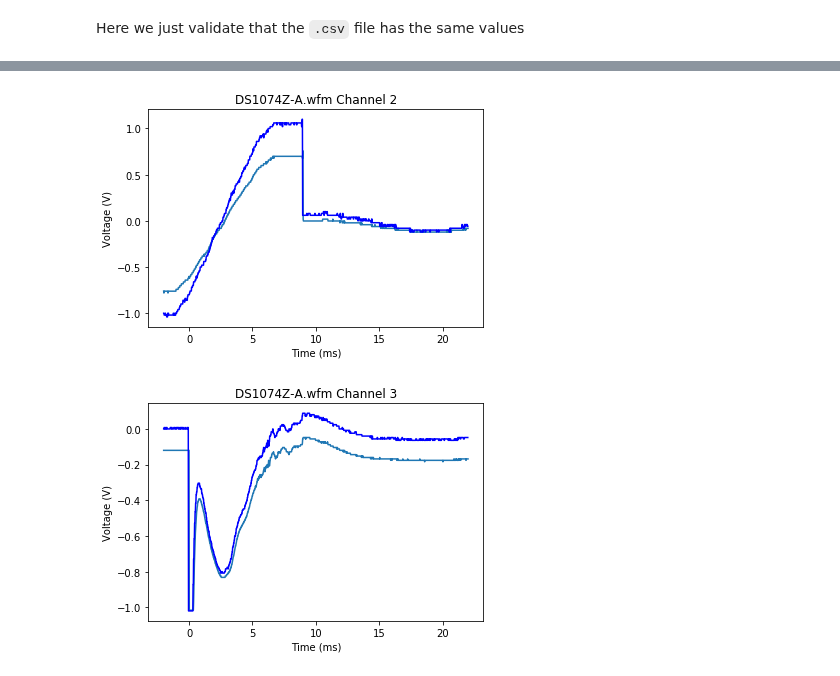
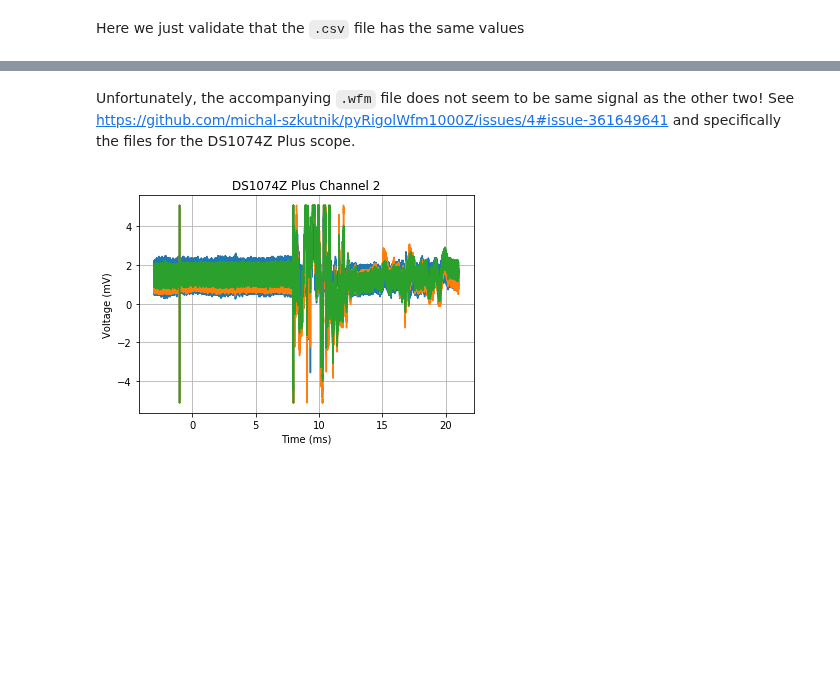
Before and after one commit to scottprahl/RigolWFM, a Jupyter notebook: doc/1-DS1000Z-Waveforms.ipynb, the cells around one changed output, grey strips where cells are left out. Cells and saved outputs as stored; diff of their text form; code cells hidden in the pictures; blank space fills up the shorter version.

```diff
--- a/doc/1-DS1000Z-Waveforms.ipynb
+++ b/doc/1-DS1000Z-Waveforms.ipynb
@@ -205,12 +261,18 @@ Channel 1
 # %%
-avg = np.mean(channels[0].volts[::2500])
+ch = channels[0]
+tt = downsample(ch.times, len(csv_data[1]))
+vv = downsample(ch.volts, len(csv_data[1]))
 
-plt.plot(channels[0].times[::2500]*1000, (channels[0].volts[::2500]-avg)*1000)
-plt.plot(csv_times*1000, csv_data[1]*1000-25,color='blue')
+plt.plot(tt*1000, vv, label="WFM")
+plt.plot(csv_times*1000, csv_data[1],color='blue', label="CSV")
 
 plt.xlabel("Time (ms)")
-plt.ylabel("Voltage (mV)")
+plt.ylabel("Voltage (V)")
 plt.grid(True)
 plt.title("DS1074Z-A.wfm Channel 1")
+plt.legend()
+plt.xlim(-2,22)
+plt.xticks(np.linspace(-2,22,13))
+
 plt.show()
 # %% [output]
@@ -217,0 +312,9 @@ plt.show()
+# %%
+wfm_filename = "https://github.com/scottprahl/RigolWFM/raw/master/wfm/DS1074Z-B.wfm" + "?raw=true"
+
+wfm_filename = "/Users/prahl/Documents/Code/git/RigolWFM/wfm/004y.wfm"
+
+channels = wfme.read_and_parse_file(wfm_filename, kind='1000Z')
+
+for ch in channels:
+    print(ch)
@@ -218,23 +339,16 @@ plt.show()
+# %% [markdown]
+Unfortunately, the accompanying `.wfm` file does not seem to be same signal as the other two!  See https://github.com/michal-szkutnik/pyRigolWfm1000Z/issues/4#issue-361649641 and specifically the files for the DS1074Z Plus scope.
 # %%
-avg = np.mean(channels[1].volts[::2500])
-plt.plot(channels[1].times[::2500]*1000, channels[1].volts[::2500]-avg)
-plt.plot(csv_times*1000, csv_data[2],color='blue')
+for ch in channels:
+    tt = ch.times * 1000
+    vv = ch.volts * 1000
+    plt.plot(tt,-vv)
 
 plt.xlabel("Time (ms)")
-plt.ylabel("Voltage (V)")
+plt.ylabel("Voltage (mV)")
+plt.grid(True)
+plt.title("DS1074Z Plus Channel 2")
 
-plt.title("DS1074Z-A.wfm Channel 2")
 plt.show()
 # %% [output]
-[figure, old version]
+[figure, new version]
-# %%
-plt.plot(channels[2].times[::2500]*1000, channels[2].volts[::2500])
-plt.plot(csv_times*1000, csv_data[3],color='blue')
-
-plt.xlabel("Time (ms)")
-plt.ylabel("Voltage (V)")
-
-plt.title("DS1074Z-A.wfm Channel 3")
-plt.show()
-# %% [output]
-[figure, removed]
```
Also changed, not shown: parts of 19 cells of this notebook, 1 other file.
